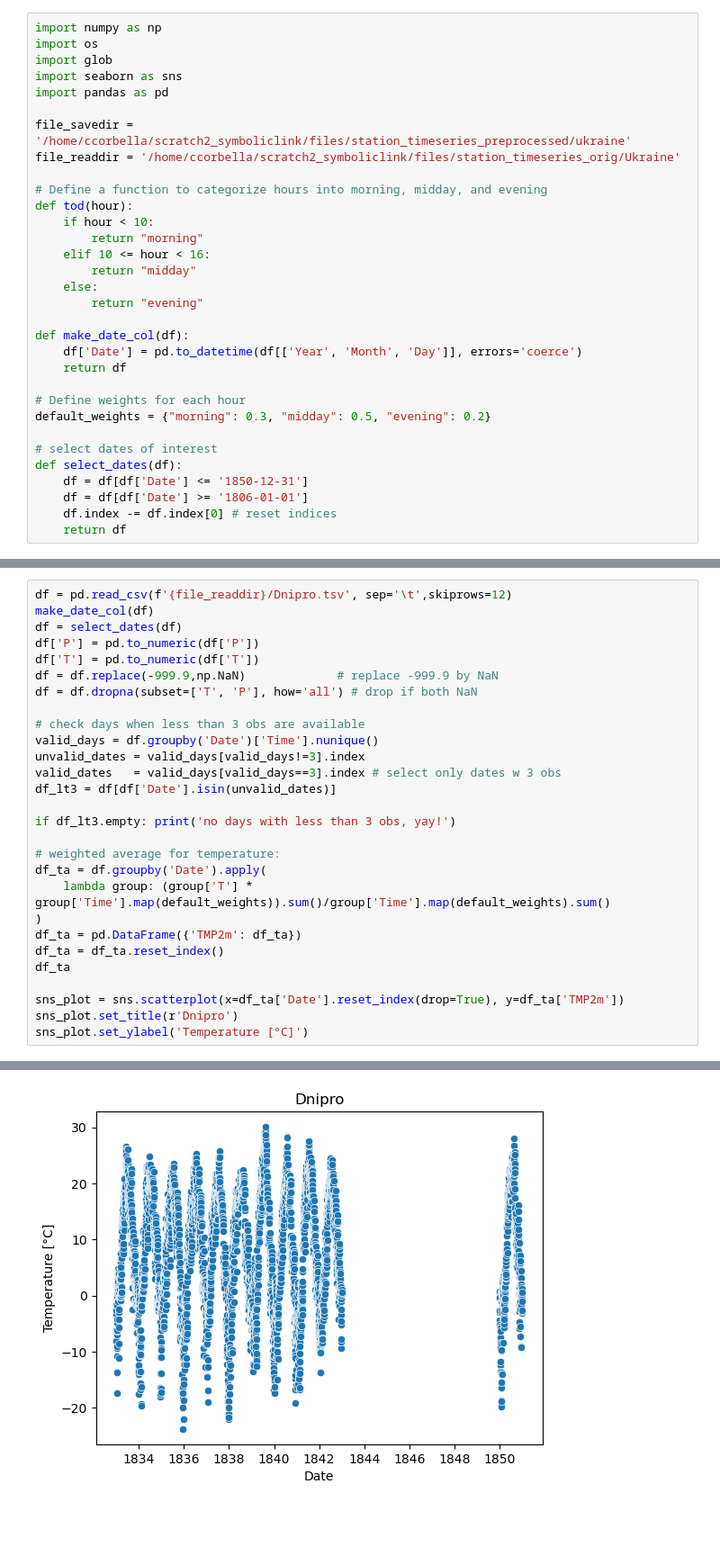
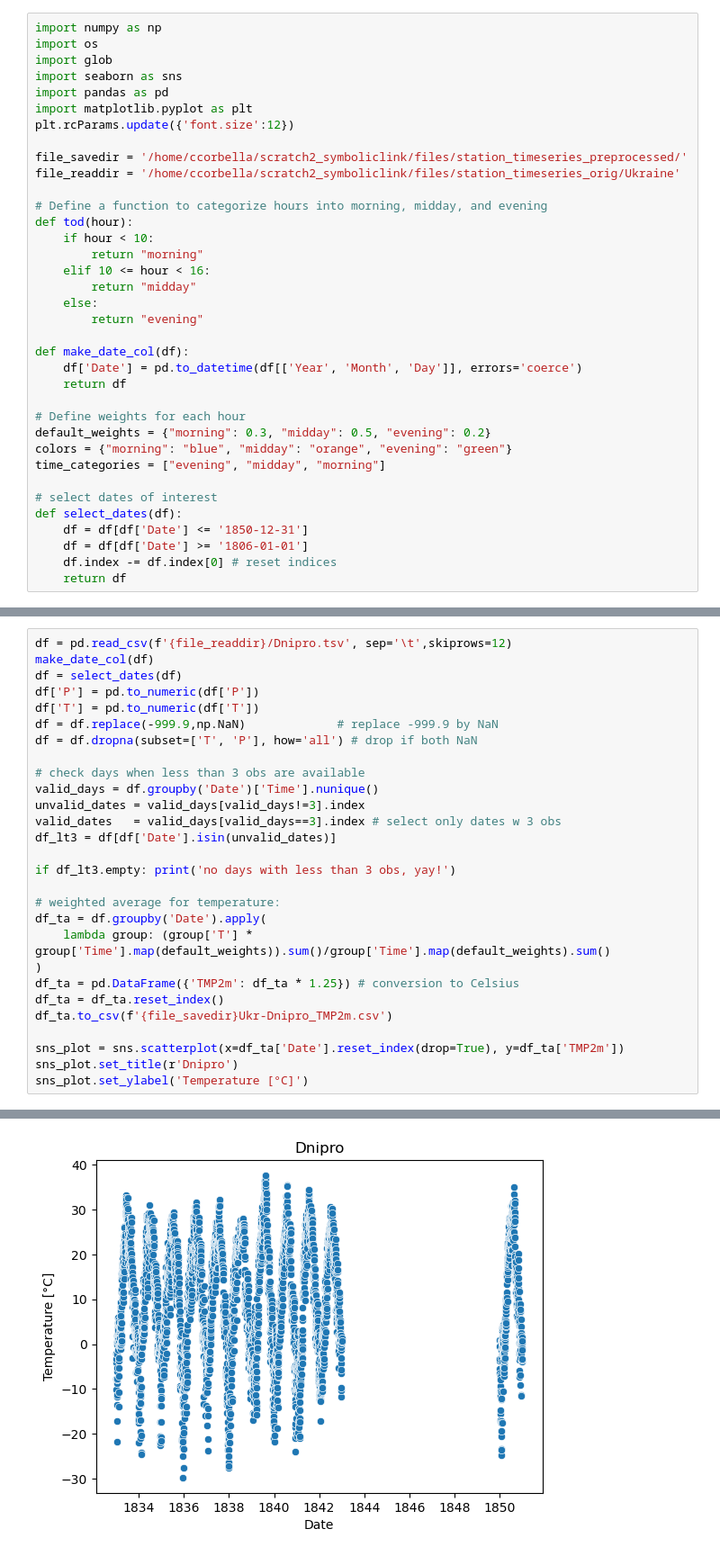
Before and after one commit to carlotatrx/dataprep, a Jupyter notebook: dataprep_ukraine.ipynb, the cells around one changed output, grey strips where cells are left out. Shown: that part at 90% size. Drawn from its saved outputs; the diff is of its cells as text; blank space fills up the shorter version.

```diff
--- a/dataprep_ukraine.ipynb
+++ b/dataprep_ukraine.ipynb
@@ -4,8 +4,10 @@ import os
 import glob
 import seaborn as sns
 import pandas as pd
+import matplotlib.pyplot as plt
+plt.rcParams.update({'font.size':12})
 
-file_savedir = '/home/ccorbella/scratch2_symboliclink/files/station_timeseries_preprocessed/ukraine'
+file_savedir = '/home/ccorbella/scratch2_symboliclink/files/station_timeseries_preprocessed/'
 file_readdir = '/home/ccorbella/scratch2_symboliclink/files/station_timeseries_orig/Ukraine'
 
 # Define a function to categorize hours into morning, midday, and evening
@@ -23,6 +25,8 @@ def make_date_col(df):
 
 # Define weights for each hour
 default_weights = {"morning": 0.3, "midday": 0.5, "evening": 0.2}
+colors = {"morning": "blue", "midday": "orange", "evening": "green"}
+time_categories = ["evening", "midday", "morning"]
 
 # select dates of interest
 def select_dates(df):
@@ -33,32 +39,32 @@ def select_dates(df):
 # %%
 df = pd.read_csv(f'{file_readdir}/Dnipro.tsv', sep='\t',skiprows=12)
 make_date_col(df)
 df = select_dates(df)
 df['P'] = pd.to_numeric(df['P'])
 df['T'] = pd.to_numeric(df['T'])
 df = df.replace(-999.9,np.NaN)             # replace -999.9 by NaN
 df = df.dropna(subset=['T', 'P'], how='all') # drop if both NaN
 
 # check days when less than 3 obs are available
 valid_days = df.groupby('Date')['Time'].nunique()
 unvalid_dates = valid_days[valid_days!=3].index
 valid_dates   = valid_days[valid_days==3].index # select only dates w 3 obs
 df_lt3 = df[df['Date'].isin(unvalid_dates)]
 
 if df_lt3.empty: print('no days with less than 3 obs, yay!')
 
 # weighted average for temperature:
 df_ta = df.groupby('Date').apply(
     lambda group: (group['T'] * group['Time'].map(default_weights)).sum()/group['Time'].map(default_weights).sum()
 )
-df_ta = pd.DataFrame({'TMP2m': df_ta})
+df_ta = pd.DataFrame({'TMP2m': df_ta * 1.25}) # conversion to Celsius
 df_ta = df_ta.reset_index()
-df_ta
+df_ta.to_csv(f'{file_savedir}Ukr-Dnipro_TMP2m.csv')
 
 sns_plot = sns.scatterplot(x=df_ta['Date'].reset_index(drop=True), y=df_ta['TMP2m'])
 sns_plot.set_title(r'Dnipro')
 sns_plot.set_ylabel('Temperature [°C]')
 # %% [output]
 no days with less than 3 obs, yay!
 Text(0, 0.5, 'Temperature [°C]')
-[figure, old version]
+[figure, new version]
```
Also changed, not shown: parts of 8 cells of this notebook, 2 other files.
